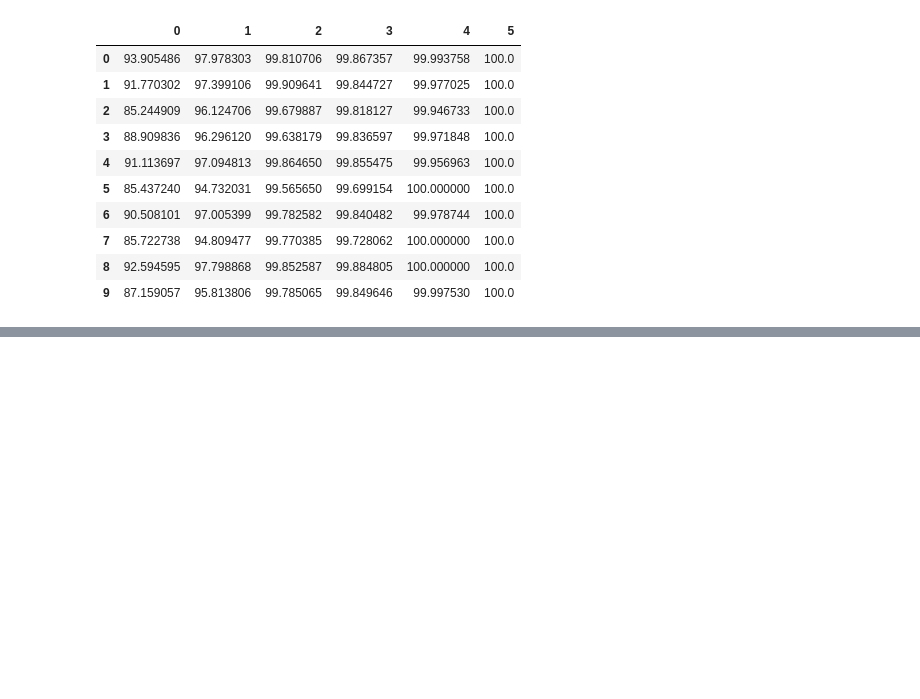
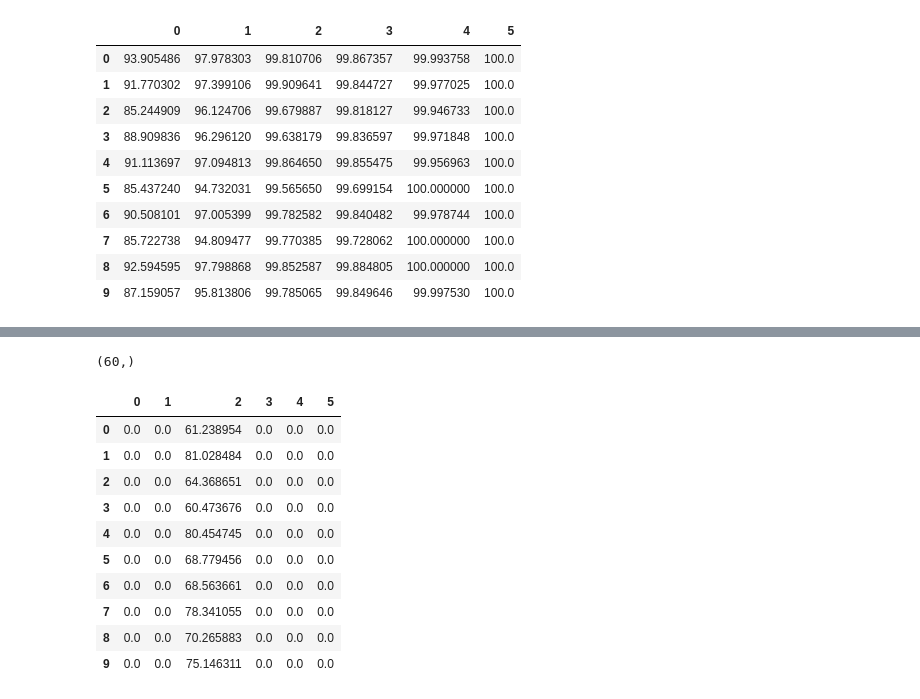
Before and after one commit to kevinkwshin/easyNNUNET, a Jupyter notebook: 3_NNUNET_Result.ipynb, the cells around one changed output, grey strips where cells are left out. Drawn from its saved outputs; the diff is of its cells as text; code cells hidden in the pictures; blank space fills up the shorter version.

```diff
--- a/3_NNUNET_Result.ipynb
+++ b/3_NNUNET_Result.ipynb
@@ -239,0 +349,19 @@ with open(path_pickle, 'wb') as handle:
+# %%
+recalls = np.array(recalls)
+print(recalls.shape)
+recalls = np.reshape(recalls,(int(len(recalls)/6),6))
+df = pd.DataFrame(recalls)
+df
+# %% [output]
+(60,)
+|  | 0 | 1 | 2 | 3 | 4 | 5 |
+| 0 | 0.0 | 0.0 | 61.238954 | 0.0 | 0.0 | 0.0 |
+| 1 | 0.0 | 0.0 | 81.028484 | 0.0 | 0.0 | 0.0 |
+| 2 | 0.0 | 0.0 | 64.368651 | 0.0 | 0.0 | 0.0 |
+| 3 | 0.0 | 0.0 | 60.473676 | 0.0 | 0.0 | 0.0 |
+| 4 | 0.0 | 0.0 | 80.454745 | 0.0 | 0.0 | 0.0 |
+| 5 | 0.0 | 0.0 | 68.779456 | 0.0 | 0.0 | 0.0 |
+| 6 | 0.0 | 0.0 | 68.563661 | 0.0 | 0.0 | 0.0 |
+| 7 | 0.0 | 0.0 | 78.341055 | 0.0 | 0.0 | 0.0 |
+| 8 | 0.0 | 0.0 | 70.265883 | 0.0 | 0.0 | 0.0 |
+| 9 | 0.0 | 0.0 | 75.146311 | 0.0 | 0.0 | 0.0 |
```
Also changed, not shown: parts of 11 cells of this notebook, 4 other files.
